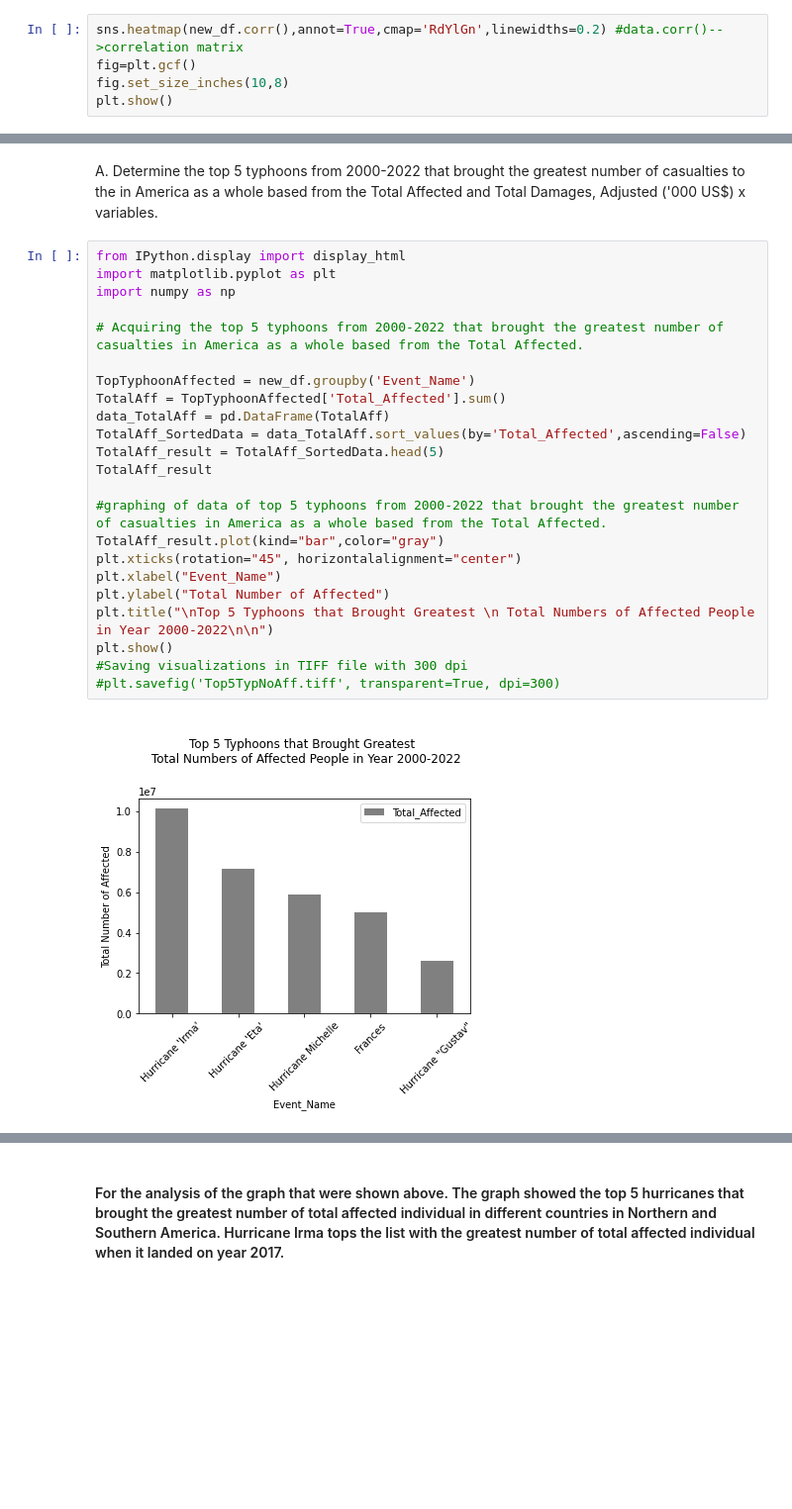
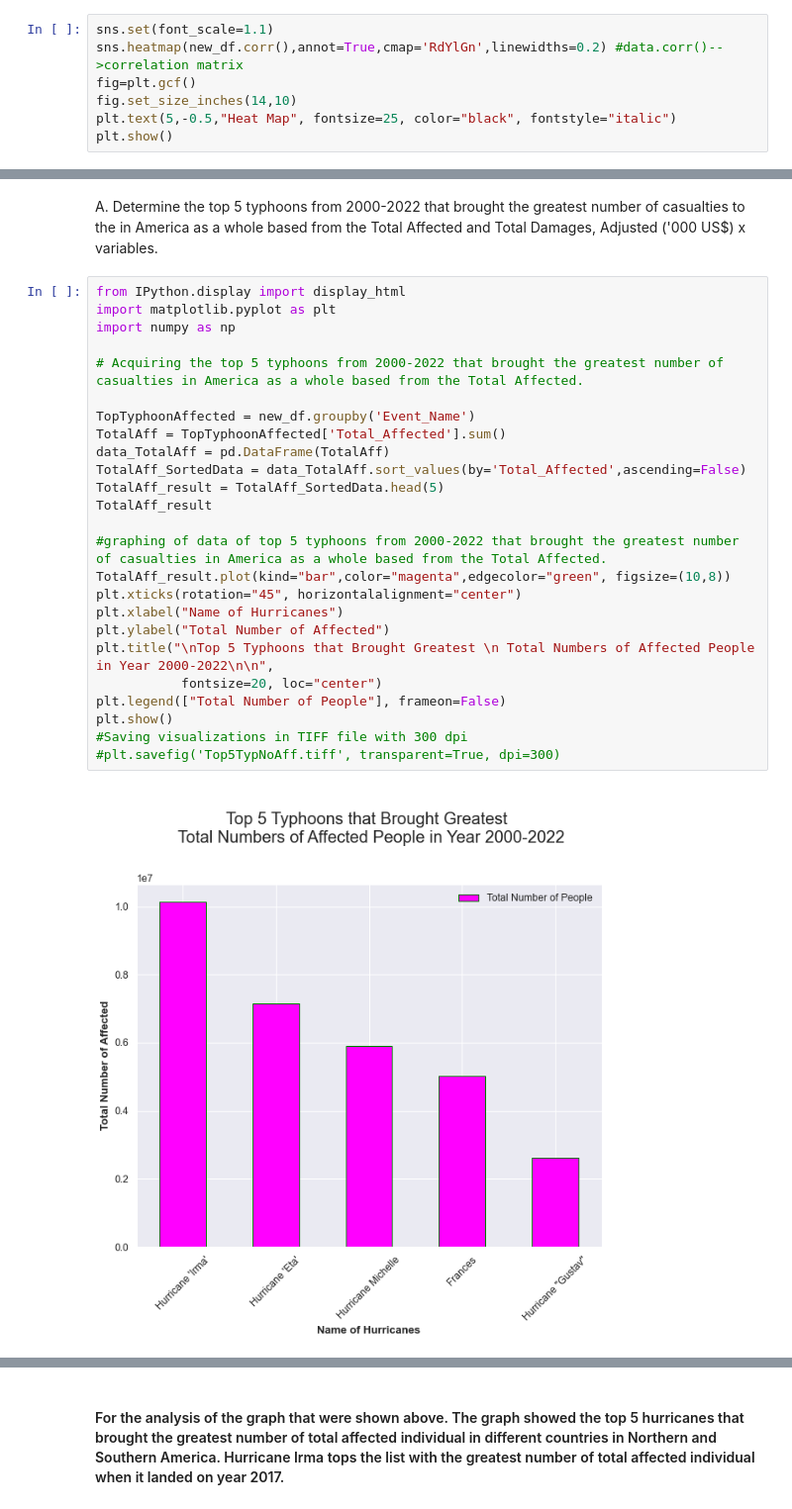
Before and after one commit to GEA960/ITBA-3207_TeamTyphoonAnalysts, a Jupyter notebook: Data Sets Coding Analysis/Data Analysis and Coding for Both Data Sets.ipynb, the cells around one changed output, grey strips where cells are left out. Shown: that part at 99% size. Saved outputs shown, nothing was run; the diff lists cells and outputs as text; blank space fills up the shorter version.

```diff
--- a/Data Sets Coding Analysis/Data Analysis and Coding for Both Data Sets.ipynb
+++ b/Data Sets Coding Analysis/Data Analysis and Coding for Both Data Sets.ipynb
@@ -646,8 +651,10 @@ Name: Total_Affected, dtype: float64
 # %% [markdown]
 From the correlation list above, the 'No_Affected' or the number of affected individuals by typhoons has the highest correlation with the Total_Affected variable.
 # %%
+sns.set(font_scale=1.1)
 sns.heatmap(new_df.corr(),annot=True,cmap='RdYlGn',linewidths=0.2) #data.corr()-->correlation matrix
 fig=plt.gcf()
-fig.set_size_inches(10,8)
+fig.set_size_inches(14,10)
+plt.text(5,-0.5,"Heat Map", fontsize=25, color="black", fontstyle="italic")
 plt.show()
 # %% [output]
@@ -684,28 +691,30 @@ A. Determine the top 5 typhoons from 2000-2022 that brought the greatest number
 # %%
 from IPython.display import display_html
 import matplotlib.pyplot as plt
 import numpy as np
 
 # Acquiring the top 5 typhoons from 2000-2022 that brought the greatest number of casualties in America as a whole based from the Total Affected.
 
 TopTyphoonAffected = new_df.groupby('Event_Name')
 TotalAff = TopTyphoonAffected['Total_Affected'].sum()
 data_TotalAff = pd.DataFrame(TotalAff)
 TotalAff_SortedData = data_TotalAff.sort_values(by='Total_Affected',ascending=False)
 TotalAff_result = TotalAff_SortedData.head(5)
 TotalAff_result
 
 #graphing of data of top 5 typhoons from 2000-2022 that brought the greatest number of casualties in America as a whole based from the Total Affected.
-TotalAff_result.plot(kind="bar",color="gray")
+TotalAff_result.plot(kind="bar",color="magenta",edgecolor="green", figsize=(10,8))
 plt.xticks(rotation="45", horizontalalignment="center")
-plt.xlabel("Event_Name")
+plt.xlabel("Name of Hurricanes")
 plt.ylabel("Total Number of Affected")
-plt.title("\nTop 5 Typhoons that Brought Greatest \n Total Numbers of Affected People in Year 2000-2022\n\n")
+plt.title("\nTop 5 Typhoons that Brought Greatest \n Total Numbers of Affected People in Year 2000-2022\n\n",
+           fontsize=20, loc="center")
+plt.legend(["Total Number of People"], frameon=False)
 plt.show()
 #Saving visualizations in TIFF file with 300 dpi
 #plt.savefig('Top5TypNoAff.tiff', transparent=True, dpi=300)
 # %% [output]
-[figure, old version]
+[figure, new version]
 # %%
 #size of the bar graph
 import matplotlib.pyplot as plt
```
Also changed, not shown: parts of 5 cells of this notebook.
